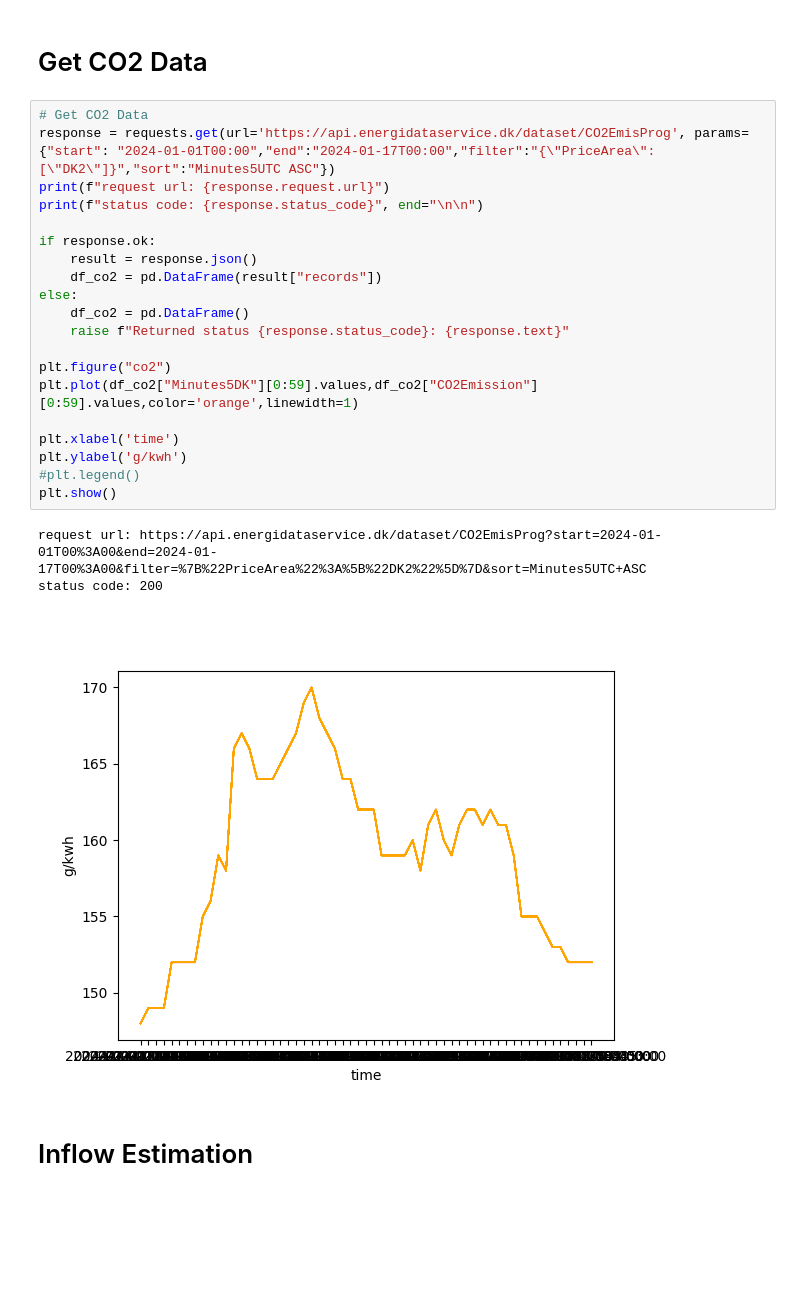
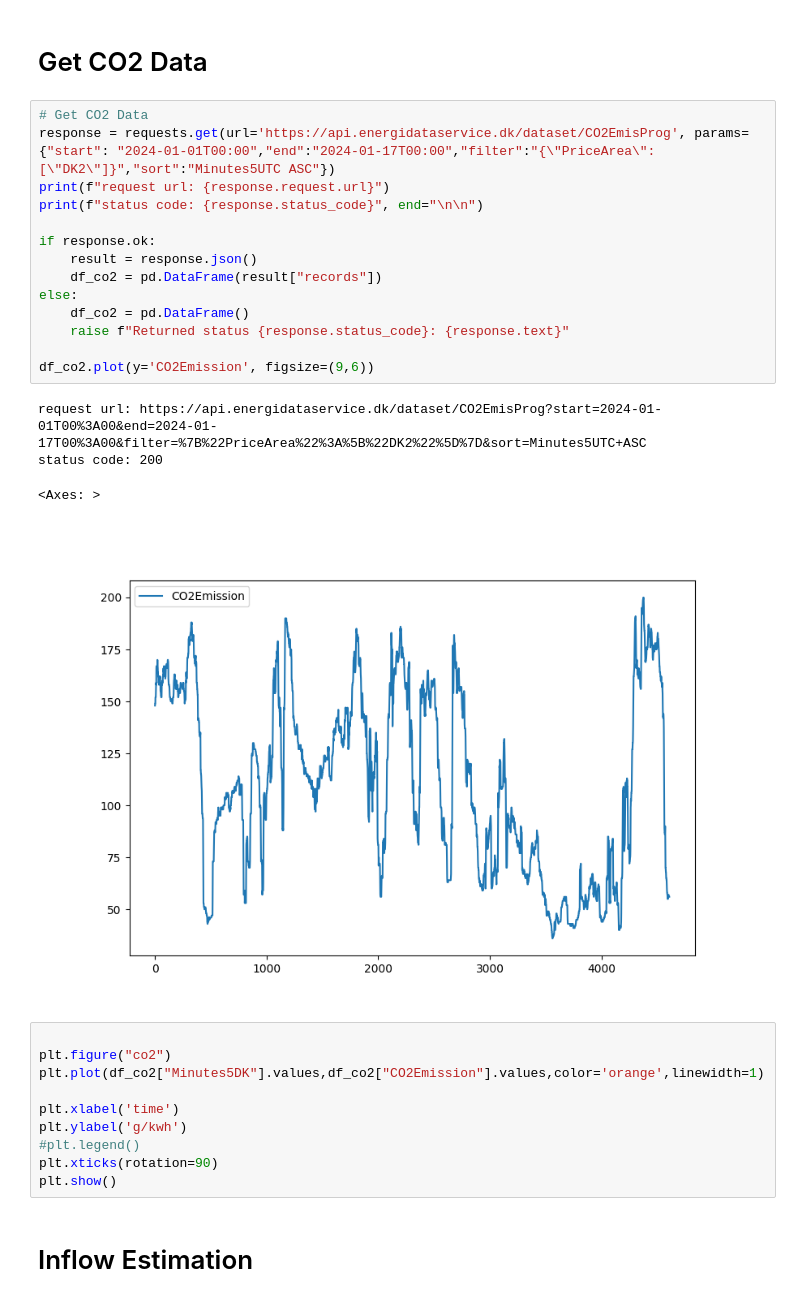
Before and after one commit to Stepzi/GRP2-IIoT-for-Digitization-of-Electronic-Assets, a Jupyter notebook: Sebastian_dev/MPC_iterative.ipynb, the cells around one changed output. Drawn from its saved outputs; the diff is of its cells as text; blank space fills up the shorter version.

```diff
--- a/Sebastian_dev/MPC_iterative.ipynb
+++ b/Sebastian_dev/MPC_iterative.ipynb
@@ -24,27 +24,32 @@ if make_mp4:
 # %%
 # Get CO2 Data
 response = requests.get(url='https://api.energidataservice.dk/dataset/CO2EmisProg', params={"start": "2024-01-01T00:00","end":"2024-01-17T00:00","filter":"{\"PriceArea\":[\"DK2\"]}","sort":"Minutes5UTC ASC"})
 print(f"request url: {response.request.url}")
 print(f"status code: {response.status_code}", end="\n\n")
 
 if response.ok:
 	result = response.json()
 	df_co2 = pd.DataFrame(result["records"])
 else:
 	df_co2 = pd.DataFrame()
 	raise f"Returned status {response.status_code}: {response.text}"
 
-plt.figure("co2")
-plt.plot(df_co2["Minutes5DK"][0:59].values,df_co2["CO2Emission"][0:59].values,color='orange',linewidth=1)
-
-plt.xlabel('time')
-plt.ylabel('g/kwh')
-#plt.legend()
-plt.show()
+df_co2.plot(y='CO2Emission', figsize=(9,6))
 # %% [output]
 request url: https://api.energidataservice.dk/dataset/CO2EmisProg?start=2024-01-01T00%3A00&end=2024-01-17T00%3A00&filter=%7B%22PriceArea%22%3A%5B%22DK2%22%5D%7D&sort=Minutes5UTC+ASC
 status code: 200
+<Axes: >
-[figure, old version]
+[figure, new version]
+# %%
+
+plt.figure("co2")
+plt.plot(df_co2["Minutes5DK"].values,df_co2["CO2Emission"].values,color='orange',linewidth=1)
+
+plt.xlabel('time')
+plt.ylabel('g/kwh')
+#plt.legend()
+plt.xticks(rotation=90)
+plt.show()
 # %% [markdown]
 # Inflow Estimation
 # %%
```
Also changed, not shown: parts of 4 cells of this notebook, 3 other files.
